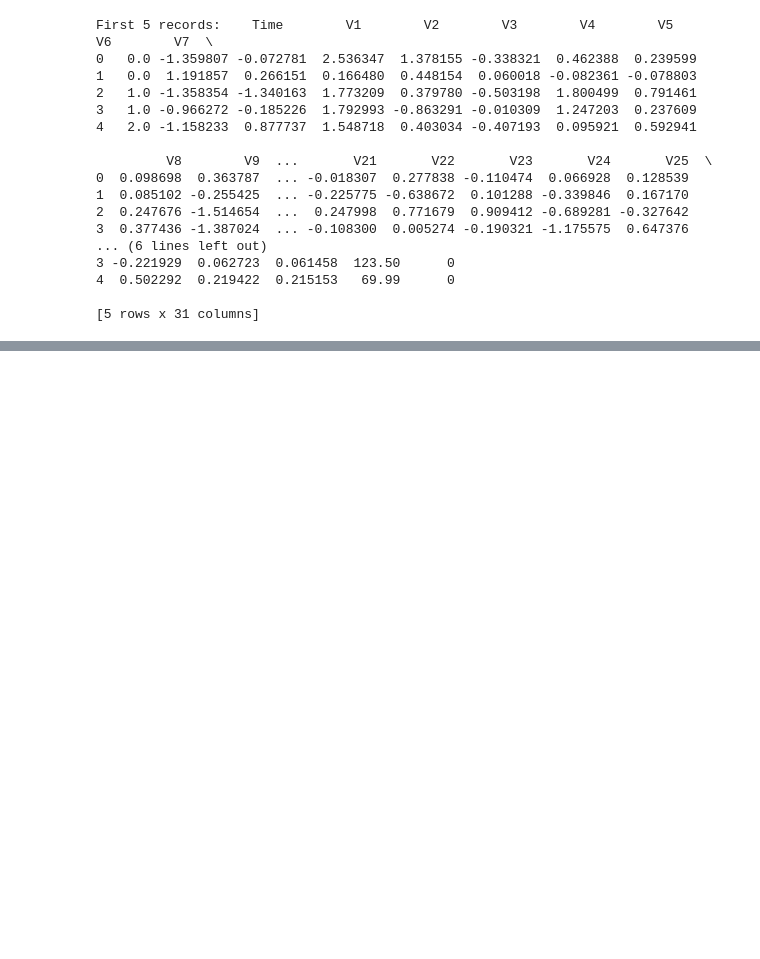
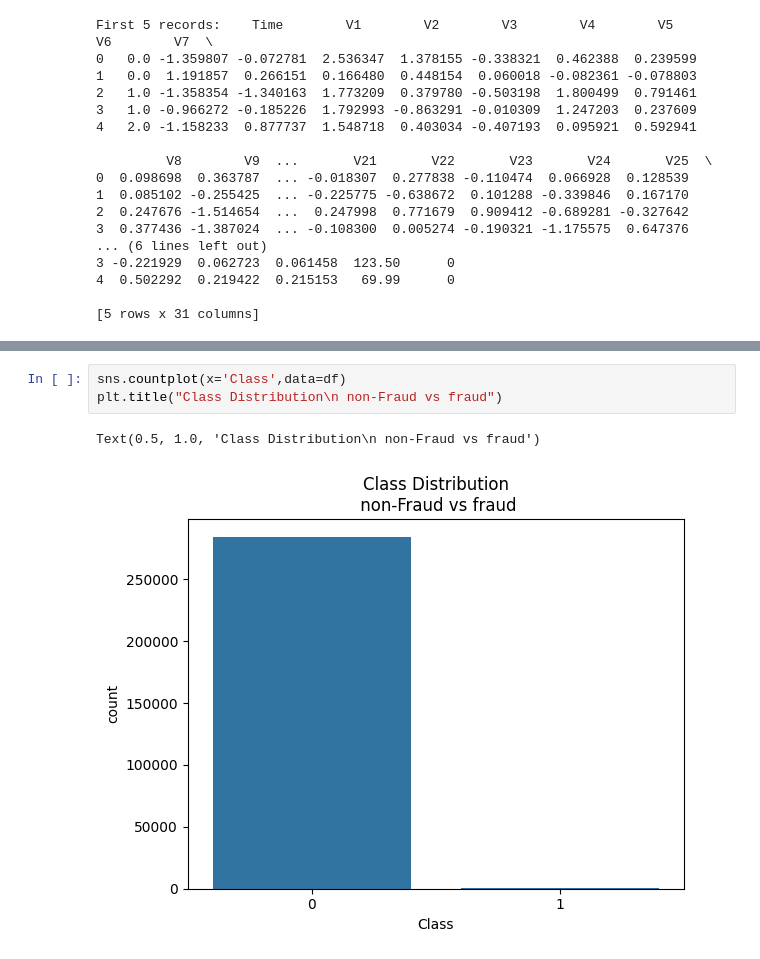
Before and after one commit to justleviackermann/credit_card_fraud_detection, a Jupyter notebook: creditmodel.ipynb, the cells around one changed output, grey strips where cells are left out. Saved outputs shown, nothing was run; the diff lists cells and outputs as text; blank space fills up the shorter version.

```diff
--- a/creditmodel.ipynb
+++ b/creditmodel.ipynb
@@ -38,0 +109,6 @@ First 5 records:    Time        V1        V2        V3        V4        V5
+# %%
+sns.countplot(x='Class',data=df)
+plt.title("Class Distribution\n non-Fraud vs fraud")
+# %% [output]
+Text(0.5, 1.0, 'Class Distribution\n non-Fraud vs fraud')
+[figure, added]
```
Also changed, not shown: parts of 21 cells of this notebook, 2 other files.
